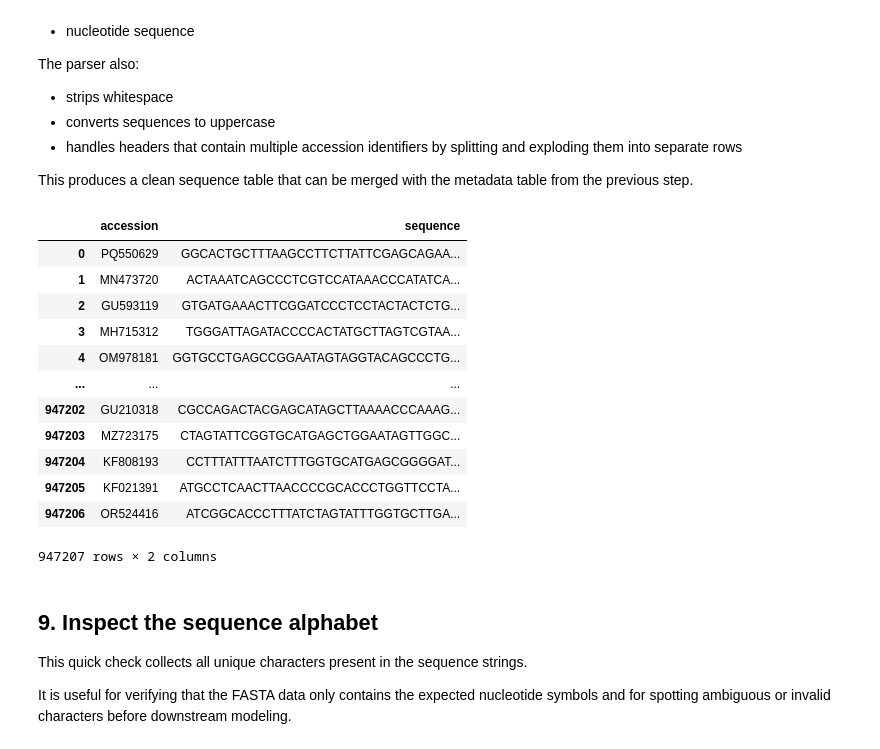
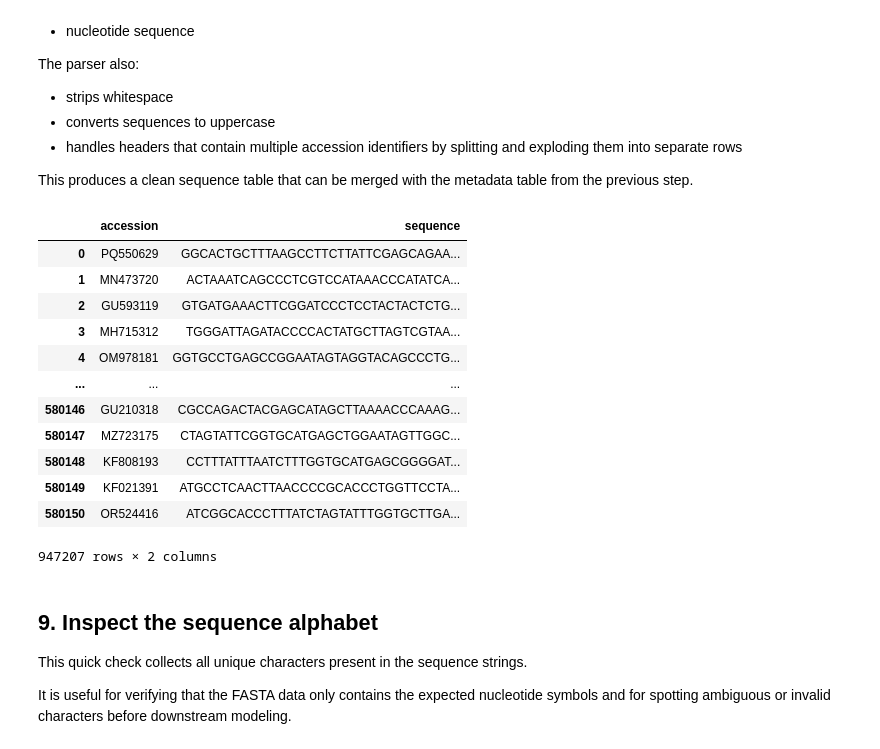
Before and after one commit to Dzee97/FishPhyloEmbedding2, a Jupyter notebook: stage0_preprocessing.ipynb, the cells around one changed output. Saved outputs shown, nothing was run; the diff lists cells and outputs as text; code cells hidden in the pictures.

```diff
--- a/stage0_preprocessing.ipynb
+++ b/stage0_preprocessing.ipynb
@@ -26,7 +26,7 @@ from pathlib import Path
 import matplotlib.pyplot as plt
 from ete3 import Tree
 
-path_dataset = Path("datasets")
+path_dataset = Path("datasets/datasets")
 path_out_dir = Path("output")
 
 path_fishtree = path_dataset / "fishtree"
@@ -258,39 +255,33 @@ The parser also:
 
 This produces a clean sequence table that can be merged with the metadata table from the previous step.
 # %%
-df_mf_fasta = (
-    pd.read_csv(path_mitofish_fasta, lineterminator='>', header=None, names=['raw'])
-    ['raw'].str.split('\n', n=1, expand=True)
-    .set_axis(["accession", "sequence"], axis=1)
-    .dropna() # drop empty record parsed before the first '>'
-    .assign(
-        #split accessions into lists
-        accession=lambda df: df['accession'].str.strip().str.split(';'),
-        #remove internal newlines, strip, and uppercase the sequence
-        sequence=lambda df: df['sequence'].str.replace('\n', '', regex=False).str.strip().str.upper()
-    )
-    .explode('accession')
-    .astype({
-        'accession': 'string',
-        'sequence': 'string'
-    })
-    .reset_index(drop=True) # clean index after exploding and dropping
-)
+df_mf_fasta = pd.read_csv(path_mitofish_fasta, lineterminator='>', header=None)
+df_mf_fasta = df_mf_fasta[0].str.split('\n', expand=True, n=1).set_axis(["accession", "sequence"], axis=1)
+df_mf_fasta['accession'] = df_mf_fasta['accession'].str.strip()
+df_mf_fasta['sequence'] = df_mf_fasta['sequence'].str.upper().str.strip()
+
+df_mf_fasta['accession'] = df_mf_fasta['accession'].str.split(';')
+df_mf_fasta = df_mf_fasta.explode('accession')
+
+df_mf_fasta = df_mf_fasta.astype({
+    'accession': 'string',
+    'sequence': 'string'
+})
 
 df_mf_fasta
 # %% [output]
 |  | accession | sequence |
 | 0 | PQ550629 | GGCACTGCTTTAAGCCTTCTTATTCGAGCAGAA... |
 | 1 | MN473720 | ACTAAATCAGCCCTCGTCCATAAACCCATATCA... |
 | 2 | GU593119 | GTGATGAAACTTCGGATCCCTCCTACTACTCTG... |
 | 3 | MH715312 | TGGGATTAGATACCCCACTATGCTTAGTCGTAA... |
 | 4 | OM978181 | GGTGCCTGAGCCGGAATAGTAGGTACAGCCCTG... |
 | ... | ... | ... |
-| 947202 | GU210318 | CGCCAGACTACGAGCATAGCTTAAAACCCAAAG... |
-| 947203 | MZ723175 | CTAGTATTCGGTGCATGAGCTGGAATAGTTGGC... |
-| 947204 | KF808193 | CCTTTATTTAATCTTTGGTGCATGAGCGGGGAT... |
-| 947205 | KF021391 | ATGCCTCAACTTAACCCCGCACCCTGGTTCCTA... |
-| 947206 | OR524416 | ATCGGCACCCTTTATCTAGTATTTGGTGCTTGA... |
+| 580146 | GU210318 | CGCCAGACTACGAGCATAGCTTAAAACCCAAAG... |
+| 580147 | MZ723175 | CTAGTATTCGGTGCATGAGCTGGAATAGTTGGC... |
+| 580148 | KF808193 | CCTTTATTTAATCTTTGGTGCATGAGCGGGGAT... |
+| 580149 | KF021391 | ATGCCTCAACTTAACCCCGCACCCTGGTTCCTA... |
+| 580150 | OR524416 | ATCGGCACCCTTTATCTAGTATTTGGTGCTTGA... |
 947207 rows × 2 columns
 # %% [markdown]
 ## 9. Inspect the sequence alphabet
```
Also changed, not shown: parts of 8 cells of this notebook, 2 other files.
